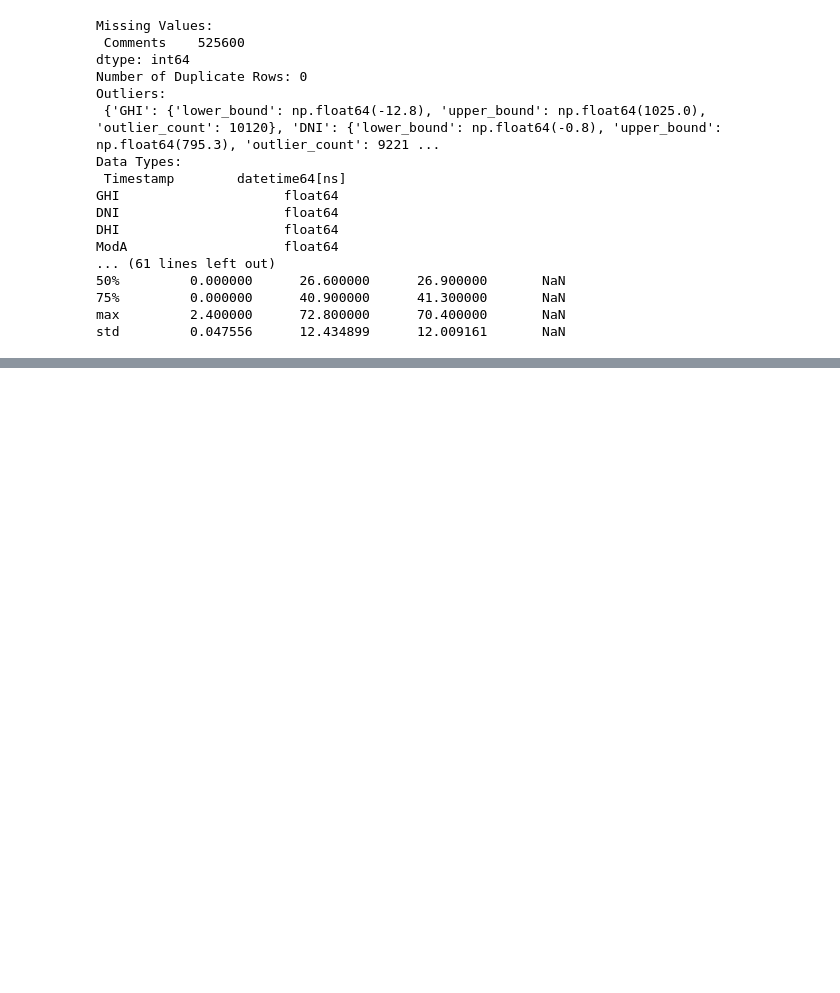
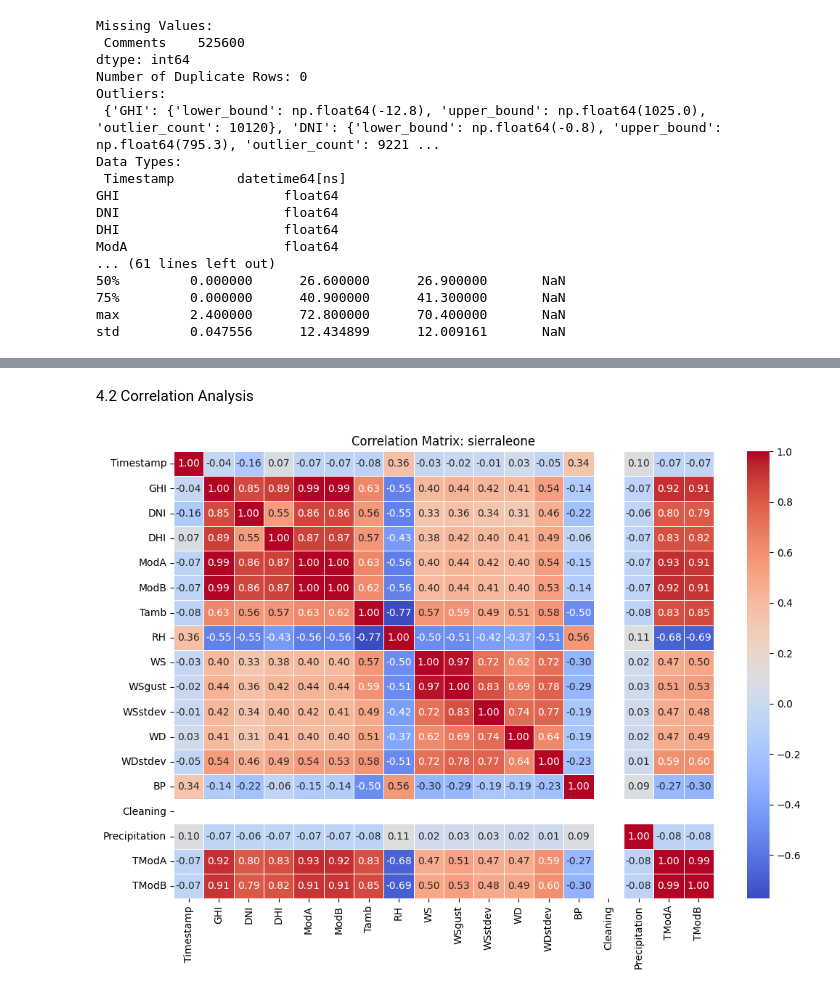
Before and after one commit to hundera47/w0-solar-farm-analysis, a Jupyter notebook: Notebooks/sierraleone_analysis.ipynb, the cells around one changed output, grey strips where cells are left out. Cells and saved outputs as stored; diff of their text form; code cells hidden in the pictures; blank space fills up the shorter version.

```diff
--- a/Notebooks/sierraleone_analysis.ipynb
+++ b/Notebooks/sierraleone_analysis.ipynb
@@ -85,0 +138,11 @@ benin_data_cleaned = handle_missing_values(sierraleone_data)
+# %% [markdown]
+4.2 Correlation Analysis
+# %%
+# notebooks/benin_analysis.ipynb
+
+from scripts.eda import plot_correlation_heatmap
+
+# Plot correlation heatmap
+plot_correlation_heatmap(sierraleone_data_final, title='sierraleone')
+# %% [output]
+[figure, added]
```
Also changed, not shown: parts of 19 cells of this notebook, 5 other files.
